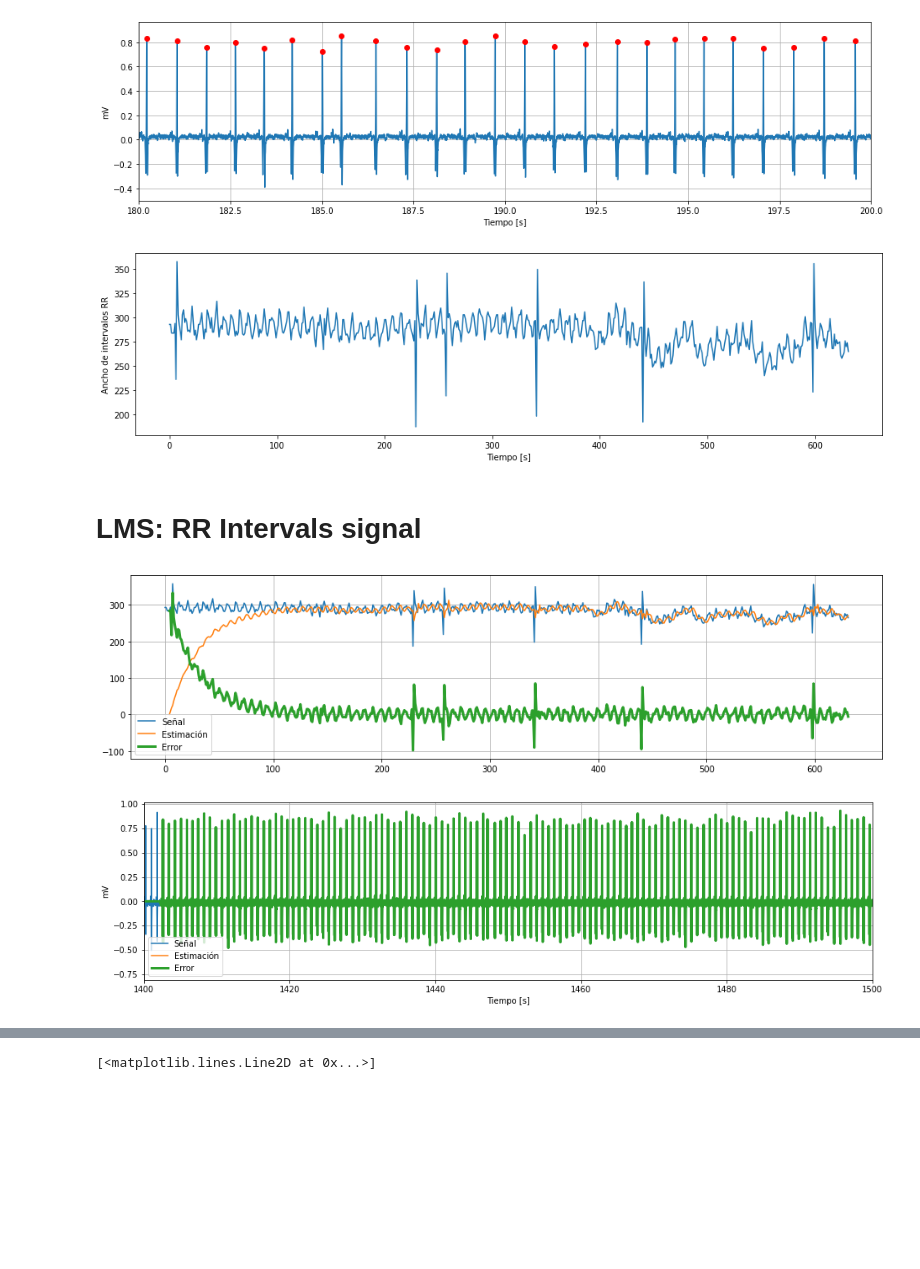
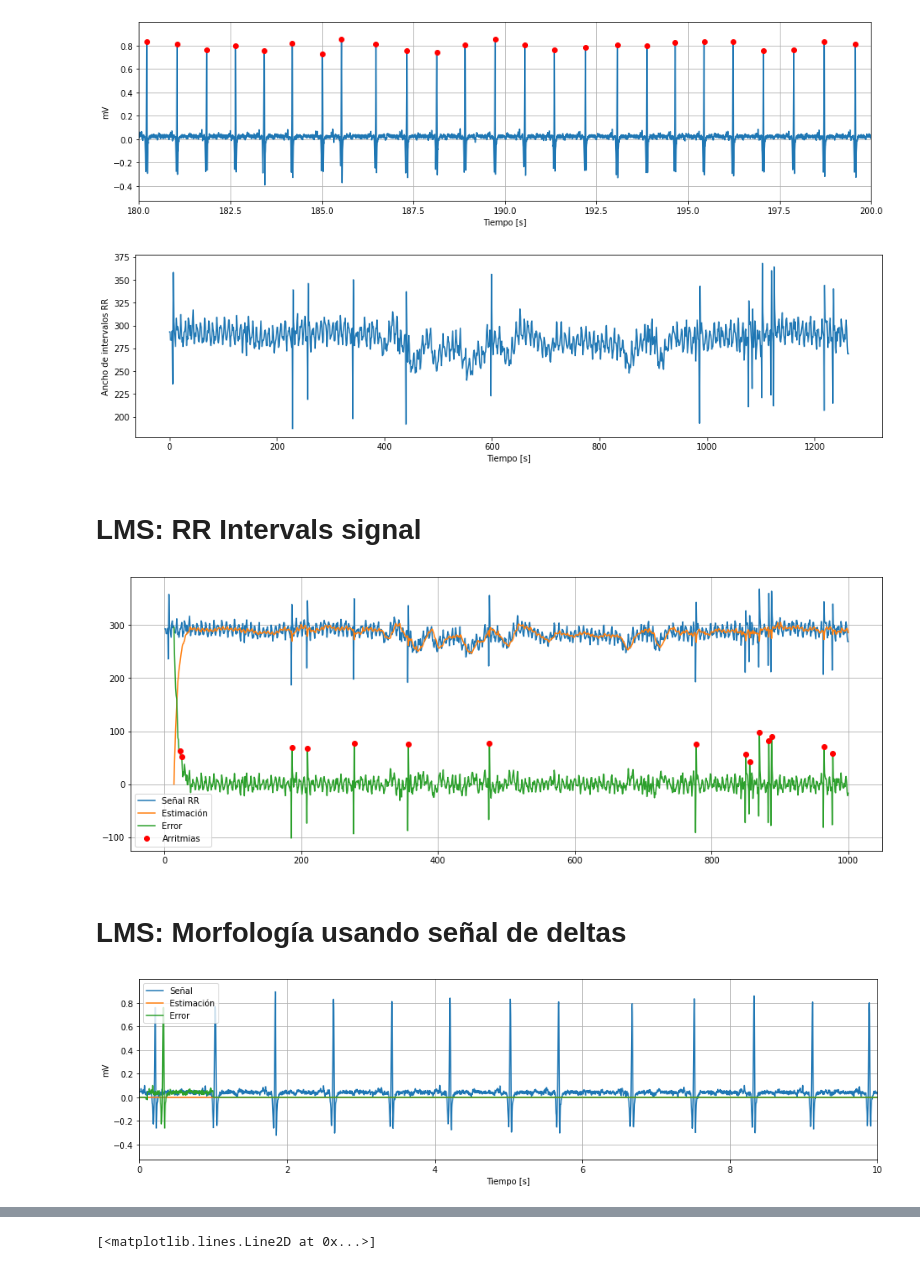
Before and after one commit to mbergerman/Procesamiento-Adaptativo, a Jupyter notebook: Proyecto 1/PASA_P1_G2.ipynb, the cells around one changed output, grey strips where cells are left out. Drawn from its saved outputs; the diff is of its cells as text; code cells hidden in the pictures; blank space fills up the shorter version.

```diff
--- a/Proyecto 1/PASA_P1_G2.ipynb
+++ b/Proyecto 1/PASA_P1_G2.ipynb
@@ -31,6 +31,8 @@ class real_time_peak_detector():
 
     def set_new_value(self, new_value):
         """
+        Set new signal value and return whether there was a peak in the signal.
+
         Parameters
         ----------
         new_value
@@ -68,7 +70,7 @@ channel1 -= np.mean(channel1)
 time = np.arange(0, len(channel1)/fs, 1/fs)
 
 time_start = 0
-time_end = 500
+time_end = 1000
 
 time = time[time_start*fs : time_end*fs]
 channel1 = channel1[time_start*fs : time_end*fs]
@@ -103,73 +105,82 @@ plt.ylabel('Ancho de intervalos RR')
 plt.xlabel('Tiempo [s]')
 plt.show()
 # %% [output]
-[figure, old version]
+[figure, new version]
 # %% [markdown]
 # LMS: RR Intervals signal
 # %%
 # LMS
-M = 4
+M = 16
 w = np.zeros((M, 1))    # el vector queda en el orden inverso al tradicional
 e = []
 yhat = []
 mu = 1e-7
 
 offset = 0
 
 peak_width = 30
 peak_detector = real_time_peak_detector(channel1[ : peak_width], peak_width, 0.5)
 
 peaks = np.array([])
 RR = np.array([])
+time_indexes = np.array([])
 
-for i in range(peak_width, 500*360):
+for i in range(peak_width, time_end*fs):
     if peak_detector.set_new_value(channel1[i]):
         peaks = np.append(peaks, i - peak_width + 1)
         if len(peaks)>1:
             RR = np.append(RR, peaks[-1] - peaks[-2])
+            time_indexes = np.append(time_indexes, i/fs)
 
             if len(RR) > M:
                 x = RR[-M-1 : -1].reshape((M, 1))
                 y = RR[-1]
 
                 yhat.append( (w.T @ x).item(0) )
                 e.append( y - yhat[-1] )
                 w = np.add(w, mu * e[-1] * x)
 
+peaks, _ = signal.find_peaks(e, height=40)
 
-indexes = list(range(len(RR)))
-
-plt.figure(figsize=(16, 4))
-plt.plot(indexes, RR, label = 'Señal')
-plt.plot(indexes[M:], yhat, label = 'Estimación')
-plt.plot(indexes[M:], e, label = 'Error', linewidth=3)
+plt.figure(figsize=(16, 6))
+plt.plot(time_indexes, RR, label = 'Señal RR')
+plt.plot(time_indexes[M:], yhat, label = 'Estimación')
+plt.plot(time_indexes[M:], e, label = 'Error')
+plt.plot([time_indexes[p+M] for p in peaks], [e[p] for p in peaks], 'ro', label = 'Arritmias')
 plt.grid()
 plt.legend()
 plt.show()
+
+# for t in [time_indexes[p+M] for p in peaks]:
+#     print(int(t//60), ':', int(t)%60)
 # %% [output]
-[figure, old version]
+[figure, new version]
+# %% [markdown]
+# LMS: Morfología usando señal de deltas
 # %%
 M = 512
 w = np.zeros((M, 1))    # el vector queda en el orden inverso al tradicional
 e = np.zeros(N)
 yhat = np.zeros(N)
-mu = 1e-5
-
-start_index = M+delay-1 + offset
+x = np.zeros((M, 1))
+mu = 1e-4
 
 peak_width = 30
-peak_detector = real_time_peak_detector(channel1[ : start_index], peak_width, 0.5)
+peak_detector = real_time_peak_detector(channel1[ : peak_width], peak_width, threshold=0.5)
 
-for i in range(start_index, N):
-    if peak_detector.set_new_value(channel1[i]):
-        # i - peak_width + 1
-        x = np.zeros(M)
+delay = peak_width + 10     # +10 para darle un poco de margen de seguridad
+
+for i in range(peak_width, 1*360):#N):
+    if peak_detector.set_new_value(channel1[i]):    # Hay un nuevo pico en [i - peak_width + 1] ?
+        x = np.zeros((M, 1))
         x[-1] = 1
+
+        #print('Pico:', i)
     else:
-        np.roll(x, -1)
+        x = np.roll(x, -1)
         x[-1] = 0
 
-    y = channel1[i]
+    y = channel1[i - delay]
     yhat[i] = (w.T @ x).item(0)
     e[i] = y - yhat[i]
     w = np.add(w, mu * e[i] * x)
@@ -177,15 +188,15 @@ for i in range(start_index, N):
 plt.figure(figsize=(16, 4))
 plt.plot(time, channel1, label = 'Señal')
 plt.plot(time, yhat, label = 'Estimación')
-plt.plot(time, e, label = 'Error', linewidth=3)
+plt.plot(time, e, label = 'Error')
 plt.xlabel('Tiempo [s]')
 plt.ylabel(record_data['units'][0])
-plt.xlim(1400, 1500)
+plt.xlim(0, 10)
 plt.grid()
-plt.legend()
+plt.legend(loc='upper left')
 plt.show()
 # %% [output]
-[figure, old version]
+[figure, new version]
 # %%
 plt.figure(figsize=(16, 4))
 plt.plot(time, channel1, label = 'Señal')
```
Also changed, not shown: parts of 3 cells of this notebook.
